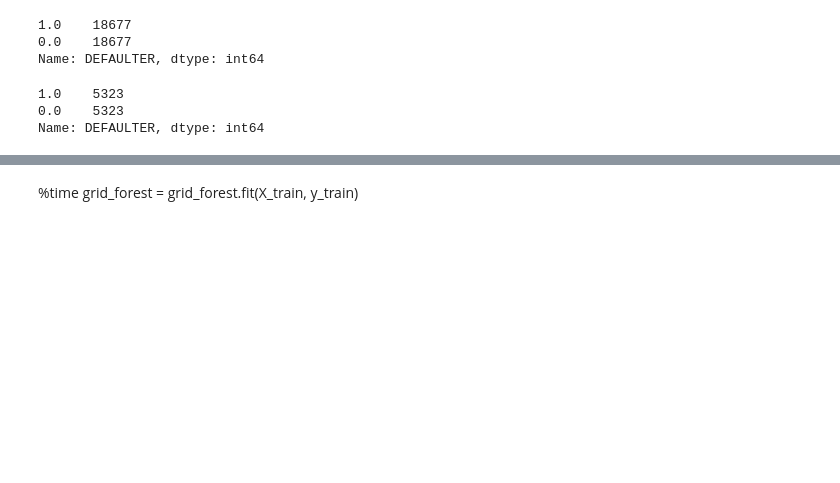
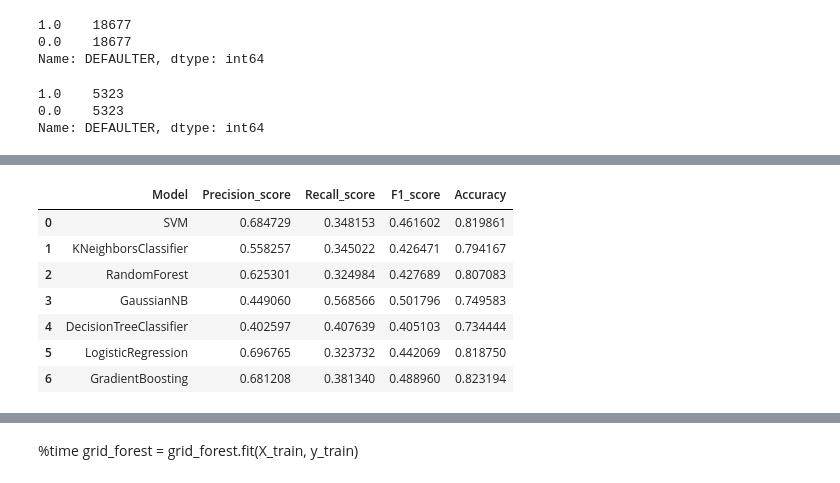
Before and after one commit to innovator-arjun/Credit-Card-AL-ML-Analytics, a Jupyter notebook: Credit Card Farud ML-AI-Python_Analytics.ipynb, the cells around one changed output, grey strips where cells are left out. Saved outputs shown, nothing was run; the diff lists cells and outputs as text; code cells hidden in the pictures; blank space fills up the shorter version.

```diff
--- a/Credit Card Farud ML-AI-Python_Analytics.ipynb
+++ b/Credit Card Farud ML-AI-Python_Analytics.ipynb
@@ -522,0 +559,29 @@ grid_forest = GridSearchCV(RandomForestClassifier(), param_grid, scoring = acc_s
+# %%
+models_report = pd.DataFrame(columns = ['Model', 'Precision_score', 'Recall_score','F1_score', 'Accuracy'])
+
+for clf, clf_name in zip(clfs.values(), clfs.keys()):
+    clf.fit(x_train,y_train)
+    y_pred = clf.predict(x_test)
+    y_score = clf.score(x_test,y_test)
+
+    #print('Calculating {}'.format(clf_name))
+    t = pd.Series({
+                     'Model': clf_name,
+                     'Precision_score': metrics.precision_score(y_test, y_pred),
+                     'Recall_score': metrics.recall_score(y_test, y_pred),
+                     'F1_score': metrics.f1_score(y_test, y_pred),
+                     'Accuracy': metrics.accuracy_score(y_test, y_pred)}
+                   )
+
+    models_report = models_report.append(t, ignore_index = True)
+
+models_report
+# %% [output]
+|  | Model | Precision_score | Recall_score | F1_score | Accuracy |
+| 0 | SVM | 0.684729 | 0.348153 | 0.461602 | 0.819861 |
+| 1 | KNeighborsClassifier | 0.558257 | 0.345022 | 0.426471 | 0.794167 |
+| 2 | RandomForest | 0.625301 | 0.324984 | 0.427689 | 0.807083 |
+| 3 | GaussianNB | 0.449060 | 0.568566 | 0.501796 | 0.749583 |
+| 4 | DecisionTreeClassifier | 0.402597 | 0.407639 | 0.405103 | 0.734444 |
+| 5 | LogisticRegression | 0.696765 | 0.323732 | 0.442069 | 0.818750 |
+| 6 | GradientBoosting | 0.681208 | 0.381340 | 0.488960 | 0.823194 |
```
Also changed, not shown: parts of 22 cells of this notebook, 1 other file.
